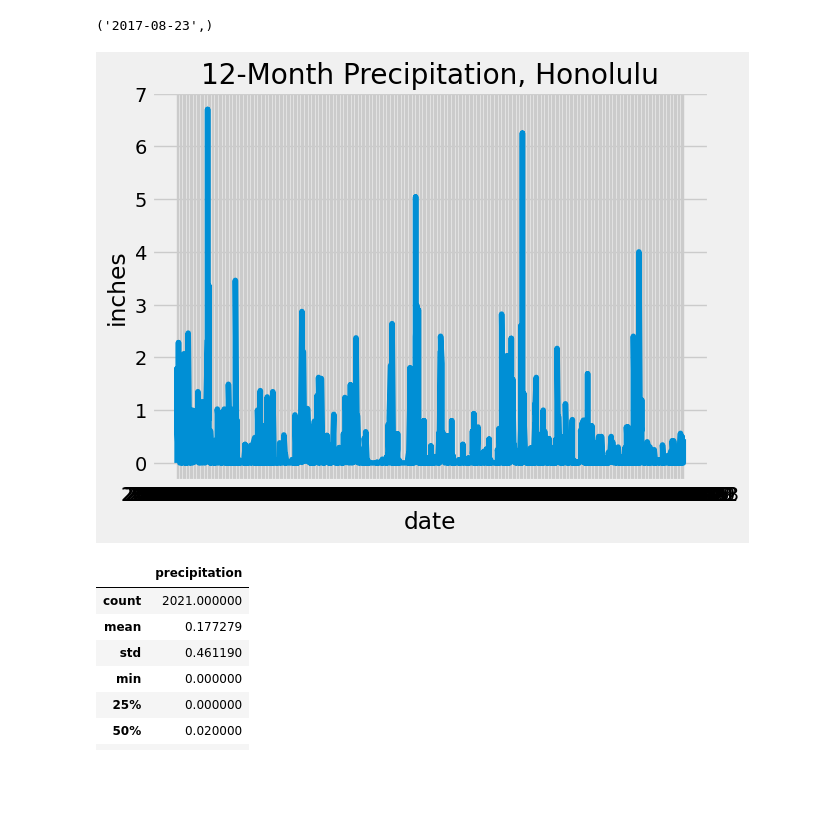
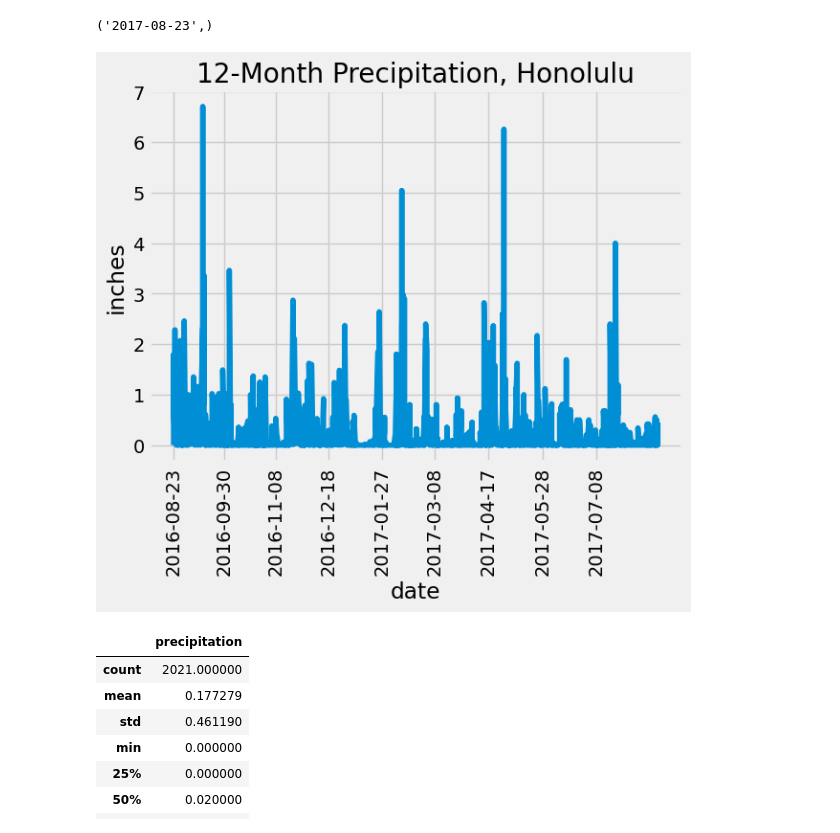
Before and after one commit to angiecfoust/sqlalchemy_challenge, a Jupyter notebook: climate_starter.ipynb, the cells around one changed output. Cells and saved outputs as stored; diff of their text form; code cells hidden in the pictures; blank space fills up the shorter version.

```diff
--- a/climate_starter.ipynb
+++ b/climate_starter.ipynb
@@ -78,35 +78,36 @@ session.query(Meas.date).order_by(Meas.date.desc()).first()
 
 # Calculate the date one year from the last date in data set.
 query_date = dt.date(2017, 8, 23) - dt.timedelta(days = 365)
 
 # Perform a query to retrieve the data and precipitation scores
 sel = [Meas.date,
        Meas.prcp]
 
 precip = session.query(*sel).\
     filter(func.strftime(Meas.date) >= query_date).\
     filter((Meas.prcp) != None).\
     order_by(Meas.date).all()
 
 
 # Save the query results as a Pandas DataFrame. Explicitly set the column names
 precip_df = pd.DataFrame(precip, columns=['date', 'precipitation'])
 
 
 # Sort the dataframe by date
 precip_df = precip_df.sort_values(by=['date'])
 
 # Use Pandas Plotting with Matplotlib to plot the data
 x_axis = precip_df['date']
 y_axis = precip_df['precipitation']
 plt.plot(x_axis, y_axis)
 plt.ylabel("inches")
 plt.xlabel("date")
 plt.title("12-Month Precipitation, Honolulu")
-#plt.ylim(0, max(y_axis)+1)
+plt.xticks(x_axis, rotation='vertical')
+plt.locator_params(axis='x', nbins=9)
 plt.show()
 # %% [output]
-[figure, old version]
+[figure, new version]
 # %%
 # Use Pandas to calculate the summary statistics for the precipitation data
 precip_df.describe()
```
Also changed, not shown: parts of 1 cell of this notebook, 2 other files.
